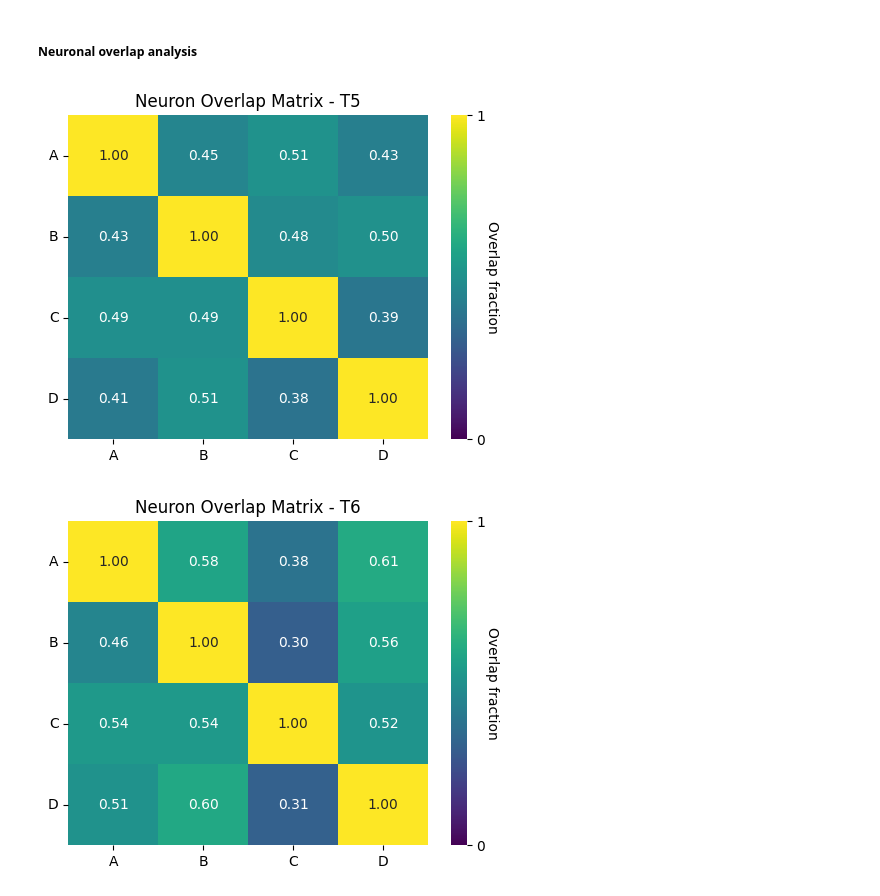
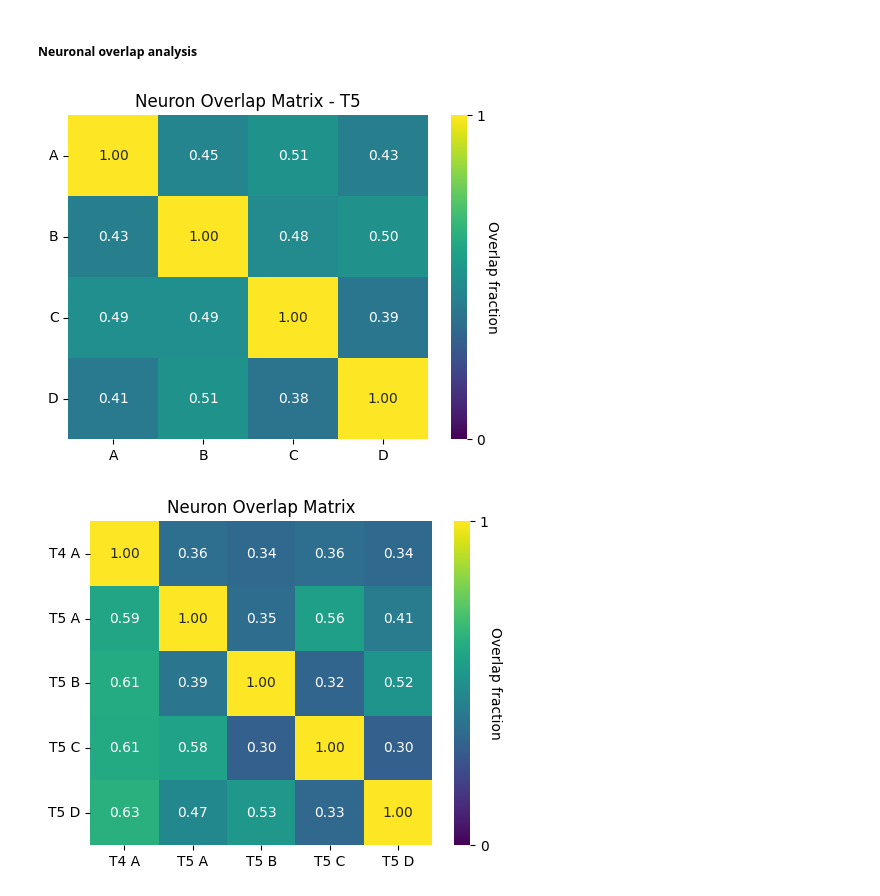
Before and after one commit to AthinaApostolelli/VR_ABCD, a Jupyter notebook: Explore_neural_data_sessions.ipynb, the cells around one changed output. Cells and saved outputs as stored; diff of their text form; code cells hidden in the pictures.

Commit message:
Updating T4 vs T5 analysis

```diff
--- a/Explore_neural_data_sessions.ipynb
+++ b/Explore_neural_data_sessions.ipynb
@@ -44,23 +44,23 @@ custom_cycler = cycler(color=color_scheme)
 hfs_palette = np.array(palettes.met_brew('Archambault',n=20, brew_type="continuous"))
 # %%
 # Load tracked and aligned ROIs
-sessions_to_align = ["ses-011_date-20250315_protocol-t5", "ses-012_date-20250318_protocol-t6"]
+sessions_to_align = ["ses-010_date-20250314_protocol-t4", "ses-011_date-20250315_protocol-t5"] #, "ses-012_date-20250318_protocol-t6"]
 num_sessions = len(sessions_to_align)
 protocol_nums = [int(re.search(r'protocol-t(\d+)', s).group(1)) for s in sessions_to_align]
 
 basepath = Path('/Volumes/mrsic_flogel/public/projects/AtApSuKuSaRe_20250129_HFScohort2')
 animal = 'TAA0000066'
 func_img_path = 'funcimg/Session'
-tracking_path = basepath / animal / '_'.join(f't{n}' for n in protocol_nums)
-savepath = tracking_path / 'analysis'
+alignment_path = basepath / animal / '_'.join(f't{n}' for n in protocol_nums)
+savepath = alignment_path / 'analysis'
 
 roicat_dir = r'/Users/athinaapostolelli/Documents/SWC/VR_ABCD_project/ROICaT'
 roicat_data_name = animal
 
 suffix = '_'.join(f't{n}' for n in protocol_nums)
 filename = f'roicat_aligned_ROIs_{suffix}.npy'
-if os.path.exists(os.path.join(tracking_path, filename)):
-    idx_original_aligned = np.load(os.path.join(tracking_path, filename))
+if os.path.exists(os.path.join(alignment_path, filename)):
+    idx_original_aligned = np.load(os.path.join(alignment_path, filename))
 else:
     raise FileNotFoundError('The ROICaT alignment file is not found in this directory.')
 # %%
@@ -155,7 +155,10 @@ for s, (prot, sess) in enumerate(zip(protocol_nums, sessions_to_align)):
     all_significant_neurons_reward[s] = results_rewards[s]['all_significant_neurons_reward']
 
     # Reward-tuned neurons for each goal, where the keys correspond to goals: 1:A, 2:B, 3:C, 4:D
-    significant_neurons_reward_id[s] = results_rewards[s]['significant_neurons_reward_id']
+    if 'significant_neurons_reward_id' in results_rewards[s]:
+        significant_neurons_reward_id[s] = results_rewards[s]['significant_neurons_reward_id']
+    else:
+        significant_neurons_reward_id[s] = None
 
     # Ids of reward-tuned neurons from each session
     reward_tuned_neurons_sessions[s] = neurons_considered[s][all_significant_neurons_reward[s]]
@@ -305,92 +334,100 @@ Out of 155 neurons considered across all sessions, 67 have been previously ident
 # Find the overlap in reward-tuned neurons among goals in each session
 save_plot = False
 
+ABCD_goals = [1,2,3,4]
+goal_ids = ['A','B','C','D']
+conditions = [f'T{prot} {goal}' if prot >= 5 else f'T{prot} A' for prot in protocol_nums for goal in (goal_ids if prot >= 5 else ['A'])]
+
 for s in range(num_sessions):
-    neuron_overlap_matrix = np.zeros((len(ABCD_goals), len(ABCD_goals)))
+    if protocol_nums[s] >= 5:
+        neuron_overlap_matrix = np.zeros((len(ABCD_goals), len(ABCD_goals)))
 
-    for i, goal in enumerate(ABCD_goals):
-        for j, goal_test in enumerate(ABCD_goals):
+        # Find overlapping neurons
+        for i, goal in enumerate(ABCD_goals):
+            for j, goal_test in enumerate(ABCD_goals):
 
-            neurons1 = neurons_considered[s][significant_neurons_reward_id[s][()][goal]]
-            neurons2 = neurons_considered[s][significant_neurons_reward_id[s][()][goal_test]]
+                neurons1 = neurons_considered[s][significant_neurons_reward_id[s][()][goal]]
+                neurons2 = neurons_considered[s][significant_neurons_reward_id[s][()][goal_test]]
 
-            overlap = len(np.where(np.isin(neurons1, neurons2))[0])
-            perc_overlap = overlap / len(neurons1)
+                overlap = len(np.where(np.isin(neurons1, neurons2))[0])
+                perc_overlap = overlap / len(neurons1)
 
-            neuron_overlap_matrix[i,j] = perc_overlap
+                neuron_overlap_matrix[i,j] = perc_overlap
 
-    fig, ax = plt.subplots(figsize=(5,4))
-    h = sns.heatmap(neuron_overlap_matrix,
-                annot=True,
-                fmt=".2f",
-                cmap="viridis",
-                vmin=0, vmax=1,
-                cbar=True,
-                xticklabels=goal_ids,
-                yticklabels=goal_ids,
-                ax=ax)
+        # Plotting
+        fig, ax = plt.subplots(figsize=(5,4))
+        h = sns.heatmap(neuron_overlap_matrix,
+                    annot=True,
+                    fmt=".2f",
+                    cmap="viridis",
+                    vmin=0, vmax=1,
+                    cbar=True,
+                    xticklabels=goal_ids,
+                    yticklabels=goal_ids,
+                    ax=ax)
 
-    cbar = h.collections[0].colorbar
-    cbar.set_label('Overlap fraction', rotation=270, labelpad=10)
-    cbar.set_ticks([0, 1])
-    cbar.set_ticklabels(['0', '1'])
-    ax.set_title(f'Neuron Overlap Matrix - T{protocol_nums[s]}')
-    ax.set_yticklabels(ax.get_yticklabels(), rotation=0, ha='right')
+        cbar = h.collections[0].colorbar
+        cbar.set_label('Overlap fraction', rotation=270, labelpad=10)
+        cbar.set_ticks([0, 1])
+        cbar.set_ticklabels(['0', '1'])
+        ax.set_title(f'Neuron Overlap Matrix - T{protocol_nums[s]}')
+        ax.set_yticklabels(ax.get_yticklabels(), rotation=0, ha='right')
 
-    plt.tight_layout()
+        plt.tight_layout()
 
-    if save_plot:
-        output_path = os.path.join(savepath, 'RewardPSTH_RewardTunedNeurons')
-        if not os.path.exists(output_path):
-            os.makedirs(output_path)
-        plt.savefig(os.path.join(output_path, f'neuron_goal_overlap_matrix_T{protocol_nums[s]}.png'))
+        if save_plot:
+            output_path = os.path.join(savepath, 'RewardPSTH_RewardTunedNeurons')
+            if not os.path.exists(output_path):
+                os.makedirs(output_path)
+            plt.savefig(os.path.join(output_path, f'neuron_goal_overlap_matrix_T{protocol_nums[s]}.png'))
 
 
 # Find the overlap in reward-tuned neurons among goals aross sessions
-conditions = [f'T{prot} {goal}' for prot in protocol_nums for goal in goal_ids]
+# conditions = [f'T{prot} {goal}' for prot in protocol_nums for goal in goal_ids]
 
-neuron_overlap_matrix = np.zeros((num_sessions * len(ABCD_goals), num_sessions * len(ABCD_goals)))
-neurons1 = [{} for _ in range(num_sessions * len(ABCD_goals))]
+neuron_overlap_matrix = np.zeros((len(conditions), len(conditions)))
+neurons1 = [{} for _ in range(len(conditions))]
 
 counter = 0
 for s in range(num_sessions):
     for i, goal in enumerate(ABCD_goals):
+        if goal not in tracked_reward_id_tuned_idx[s]:
+            continue
         neurons1[counter] = tracked_reward_id_tuned_idx[s][goal]
         counter += 1
 
-for i in range(num_sessions * len(ABCD_goals)):
-    for j in range(num_sessions * len(ABCD_goals)):
-
+for i in range(counter):
+    for j in range(counter):
         overlap = len(np.where(np.isin(neurons1[i], neurons1[j]))[0])
         perc_overlap = overlap / len(neurons1[i])
-
         neuron_overlap_matrix[i,j] = perc_overlap
 
+# Plotting
 fig, ax = plt.subplots(figsize=(5,4))
 h = sns.heatmap(neuron_overlap_matrix,
             annot=True,
             fmt=".2f",
             cmap="viridis",
             vmin=0, vmax=1,
             cbar=True,
             xticklabels=conditions,
             yticklabels=conditions,
             ax=ax)
 
 cbar = h.collections[0].colorbar
 cbar.set_label('Overlap fraction', rotation=270, labelpad=10)
 cbar.set_ticks([0, 1])
 cbar.set_ticklabels(['0', '1'])
 ax.set_title(f'Neuron Overlap Matrix')
 ax.set_yticklabels(ax.get_yticklabels(), rotation=0, ha='right')
 
 plt.tight_layout()
 
 if save_plot:
     output_path = os.path.join(savepath, 'RewardPSTH_RewardTunedNeurons')
     if not os.path.exists(output_path):
         os.makedirs(output_path)
     plt.savefig(os.path.join(output_path, f'neuron_goal_overlap_matrix_allSessions.png'))
 # %% [output]
 [figure]
-[figure, old version]
+[figure, new version]
```
Also changed, not shown: parts of 11 cells of this notebook, 2 other files.
